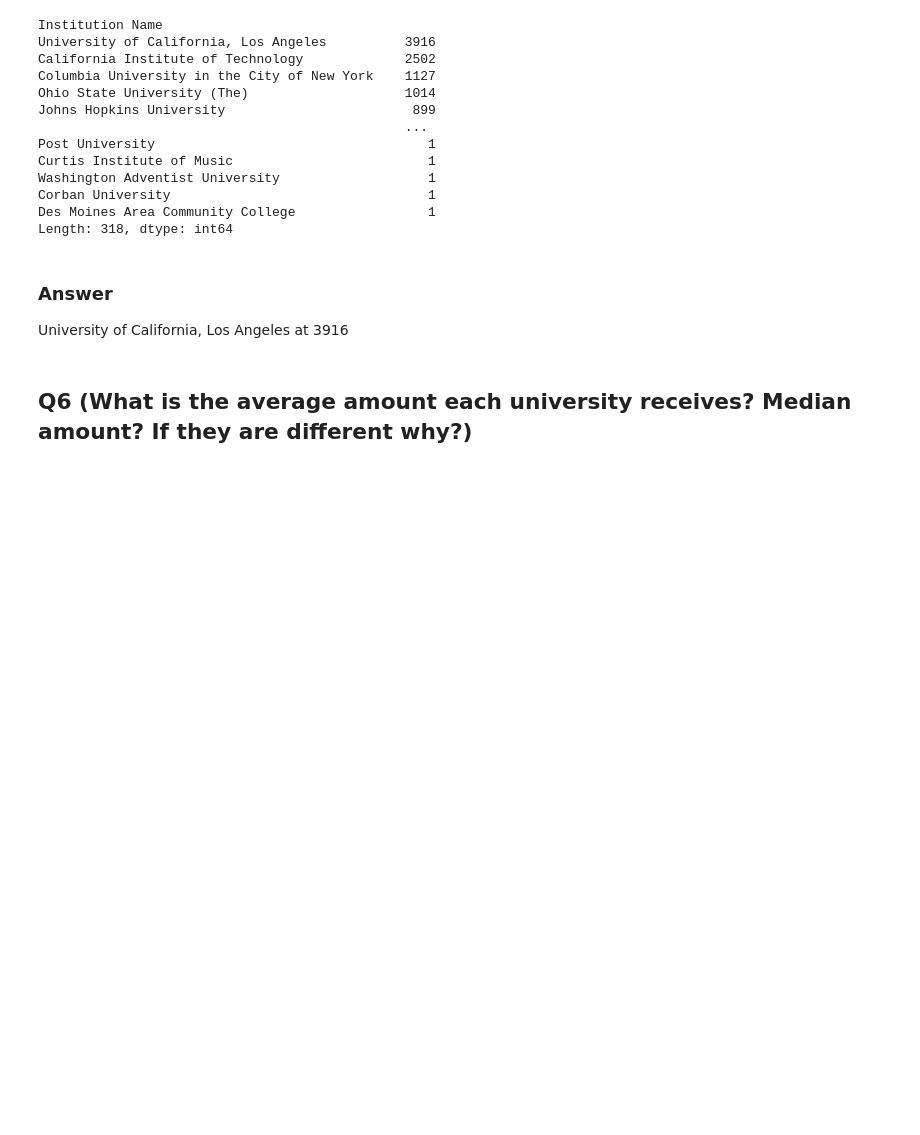
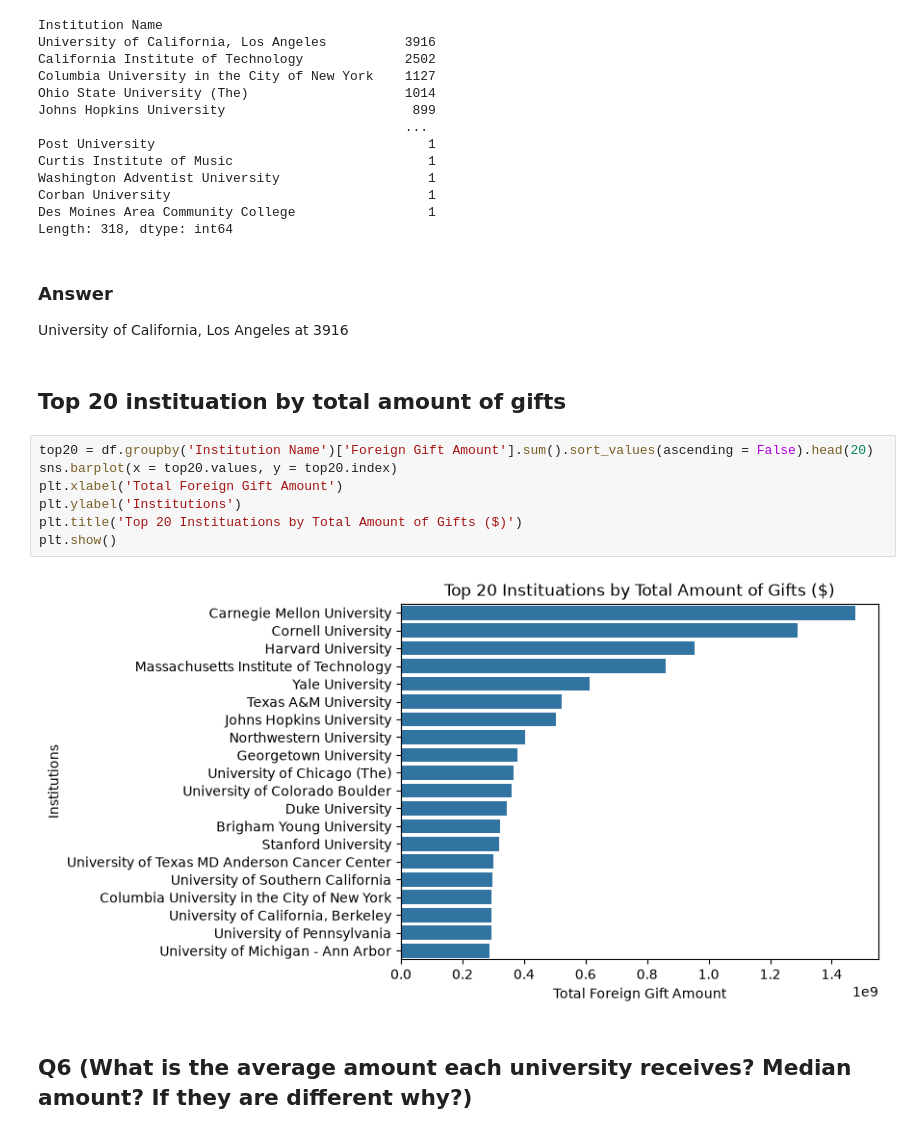
Before and after one commit to sree-srinivasan/uu_wrangling_and_eda, a Jupyter notebook: lab_1/initial_analysis.ipynb, the cells around one changed output. Saved outputs shown, nothing was run; the diff lists cells and outputs as text; blank space fills up the shorter version.

```diff
--- a/lab_1/initial_analysis.ipynb
+++ b/lab_1/initial_analysis.ipynb
@@ -129,5 +129,16 @@ Length: 318, dtype: int64
 # %% [markdown]
 ### Answer
 University of California, Los Angeles at 3916
+# %% [markdown]
+## Top 20 instituation by total amount of gifts
+# %%
+top20 = df.groupby('Institution Name')['Foreign Gift Amount'].sum().sort_values(ascending = False).head(20)
+sns.barplot(x = top20.values, y = top20.index)
+plt.xlabel('Total Foreign Gift Amount')
+plt.ylabel('Institutions')
+plt.title('Top 20 Instituations by Total Amount of Gifts ($)')
+plt.show()
+# %% [output]
+[figure, added]
 # %% [markdown]
 ## Q6 (What is the average amount each university receives? Median amount? If they are different why?)
```
Also changed, not shown: parts of 3 cells of this notebook.
